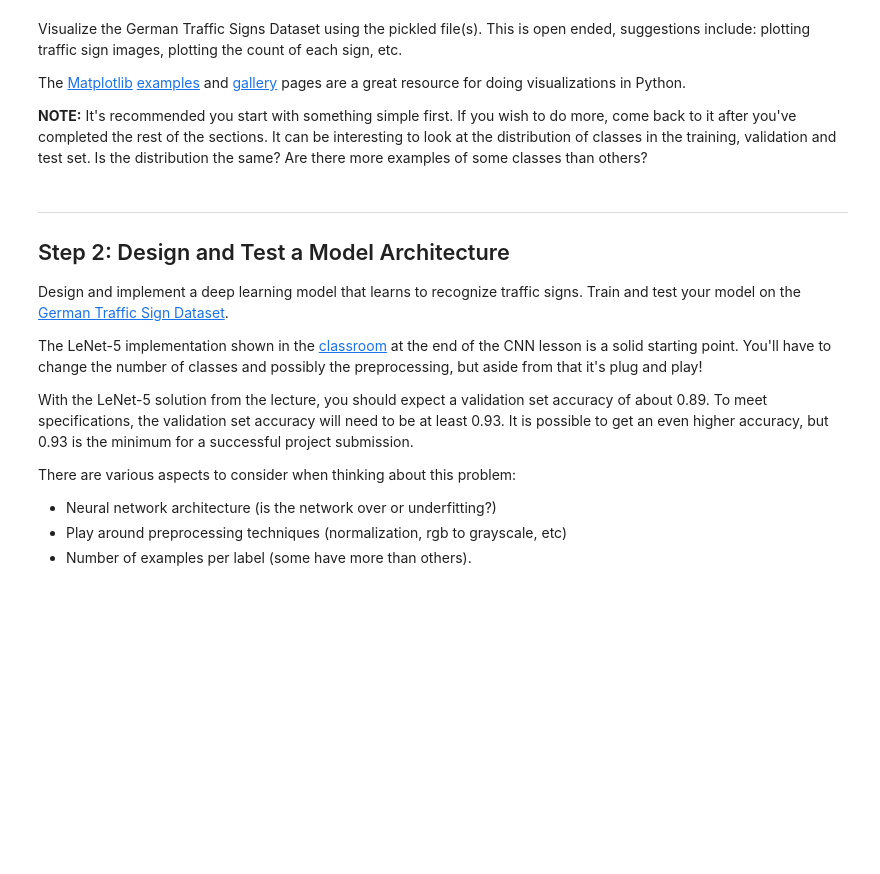
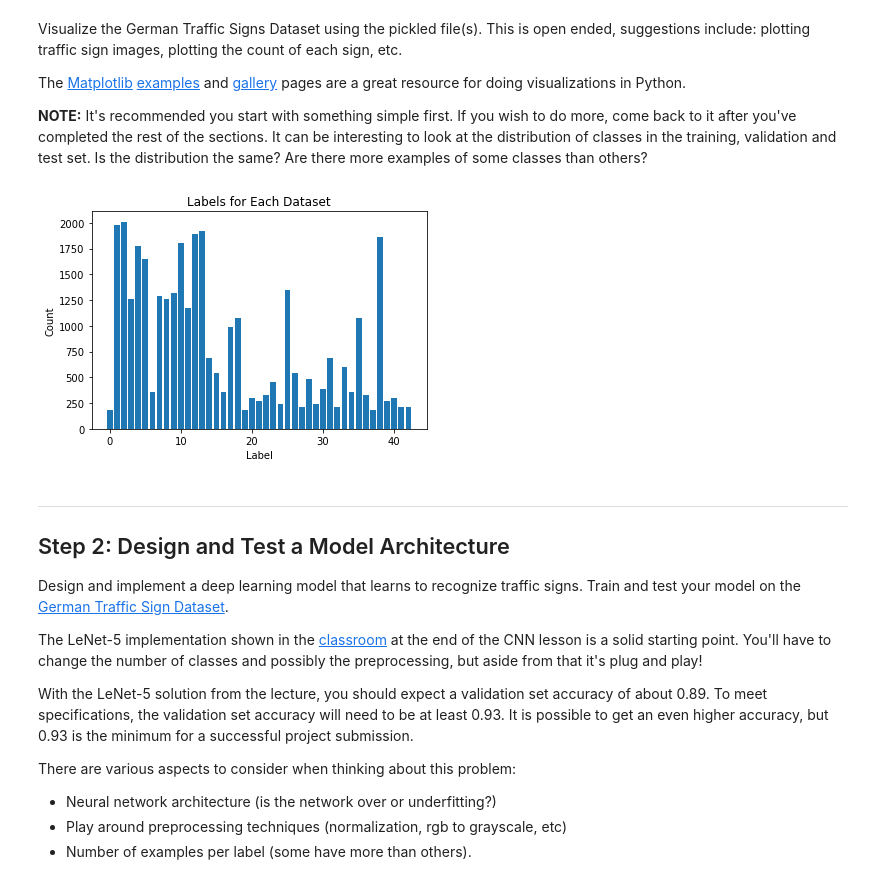
Before and after one commit to ChoKasem/Traffic-Sign-Classifier, a Jupyter notebook: Traffic_Sign_Classifier.ipynb, the cells around one changed output. Saved outputs shown, nothing was run; the diff lists cells and outputs as text; code cells hidden in the pictures; blank space fills up the shorter version.

```diff
--- a/Traffic_Sign_Classifier.ipynb
+++ b/Traffic_Sign_Classifier.ipynb
@@ -93,11 +92,32 @@ The [Matplotlib](http://matplotlib.org/) [examples](http://matplotlib.org/exampl
 # %%
 ### Data exploration visualization code goes here.
 ### Feel free to use as many code cells as needed.
 import matplotlib.pyplot as plt
 # Visualizations will be shown in the notebook.
 %matplotlib inline
 
 #might want to show multiple images
+label = [i for i in range(43)]
+train = [0] * 43
+valid = [0] * 43
+test = [0] * 43
+for i in y_train:
+    train[i]+=1
+for i in y_valid:
+    valid[i]+=1
+for i in y_test:
+    test[i]+=1
+plt.bar(label, train, label = "train")
+# TODO: Make it Group Bar Chart
+# plt.bar(label, test, label = "test")
+
+plt.xlabel("Label")
+plt.ylabel("Count")
+plt.title("Labels for Each Dataset")
+# plt.xticks(label,label)
+plt.show()
+# %% [output]
+[figure, added]
 # %% [markdown]
 ----
 
```
Also changed, not shown: parts of 12 cells of this notebook.
